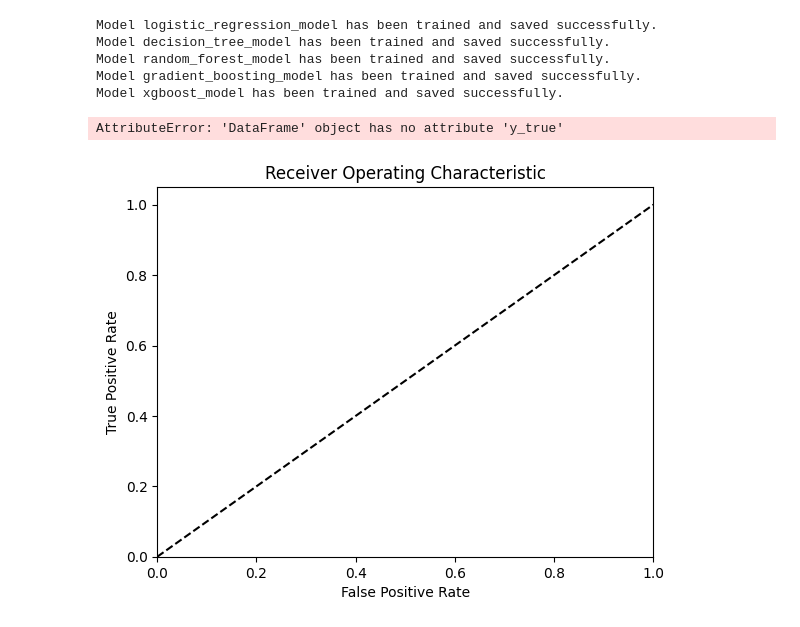
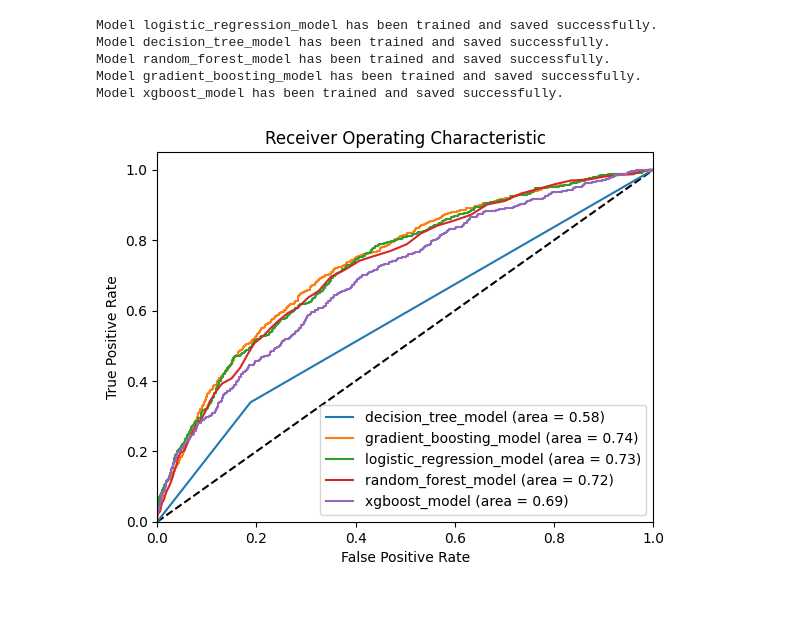
Before and after one commit to hoobys/Reproducible-Research-uni-project, a Jupyter notebook: report.ipynb, the cells around one changed output. Cells and saved outputs as stored; diff of their text form; code cells hidden in the pictures.

Commit message:
plotting AUC

```diff
--- a/report.ipynb
+++ b/report.ipynb
@@ -223,9 +223,11 @@ Model random_forest_model has been trained and saved successfully.
 Model gradient_boosting_model has been trained and saved successfully.
 Model xgboost_model has been trained and saved successfully.
 # %%
-from rr_project.visualization import get_roc_for_multiple_models
+from rr_project.visualization import load_models_and_generate_roc
+import matplotlib.pyplot as plt
 
-get_roc_for_multiple_models(X_test, y_test)
+load_models_and_generate_roc("./models", X_test, y_test)
+
+plt.show()
 # %% [output]
-AttributeError: 'DataFrame' object has no attribute 'y_true'
-[figure, old version]
+[figure, new version]
```
Also changed, not shown: parts of 1 cell of this notebook, 1 other file.
